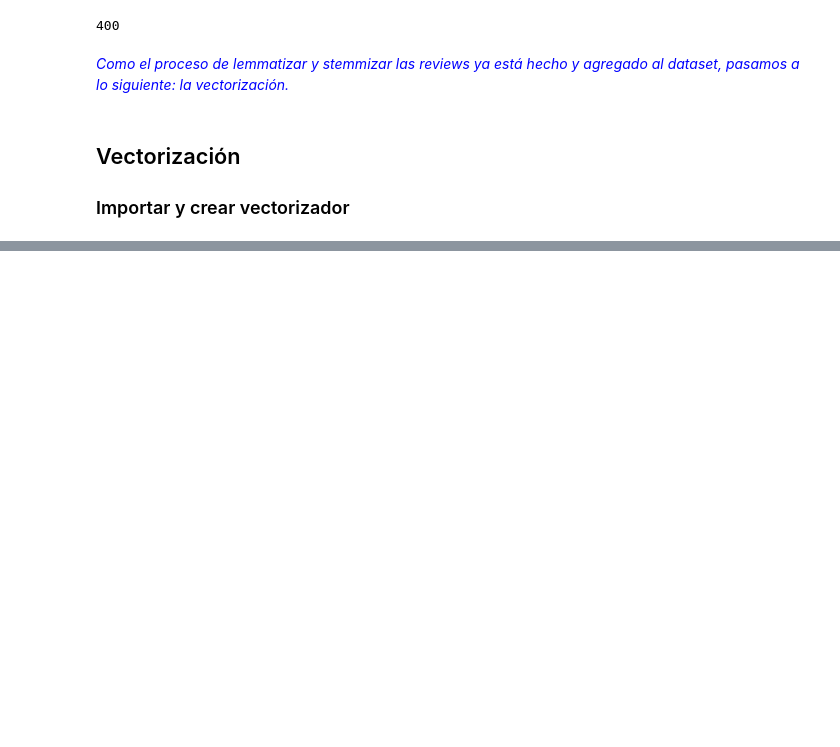
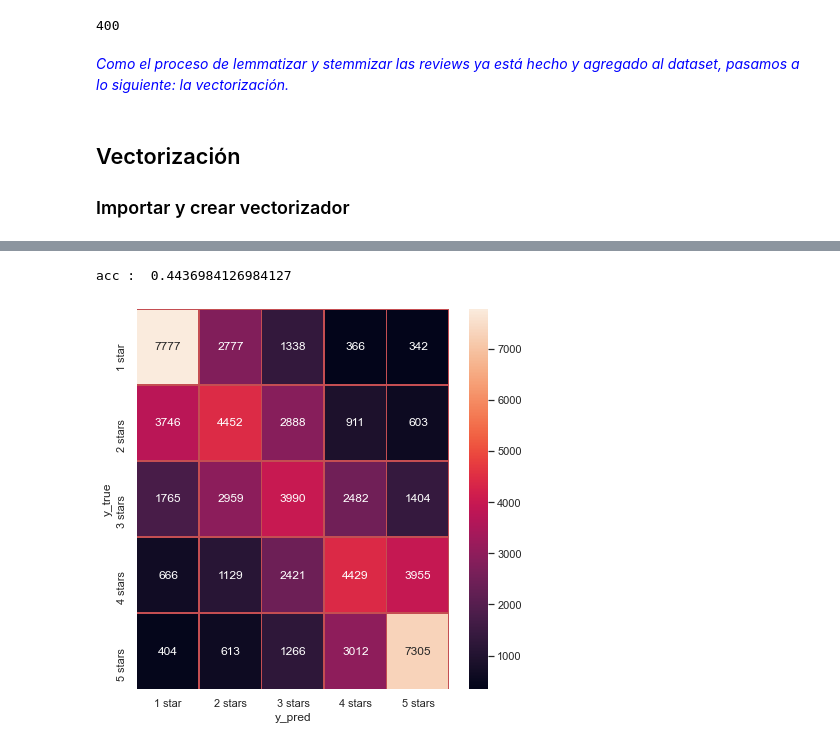
Before and after one commit to lusalmeron/Acamica-DS-Proyecto-3-NLP, a Jupyter notebook: Salmerón_Proyecto_03_NLP.ipynb, the cells around one changed output, grey strips where cells are left out. Cells and saved outputs as stored; diff of their text form; code cells hidden in the pictures; blank space fills up the shorter version.

```diff
--- a/Salmerón_Proyecto_03_NLP.ipynb
+++ b/Salmerón_Proyecto_03_NLP.ipynb
@@ -796,0 +849,15 @@ confusion(y_test,y_pred)
+# %%
+from sklearn.ensemble import RandomForestClassifier
+from sklearn.metrics import confusion_matrix
+
+rf = RandomForestClassifier()
+rf.fit(xtrain,ytrain)
+
+print("acc : ", rf.score(xtest,ytest))
+# %% [output]
+acc :  0.4436984126984127
+# %%
+y_pred = rf.predict(xtest)
+confusion(ytest,y_pred)
+# %% [output]
+[figure, added]
```
Also changed, not shown: parts of 29 cells of this notebook.
